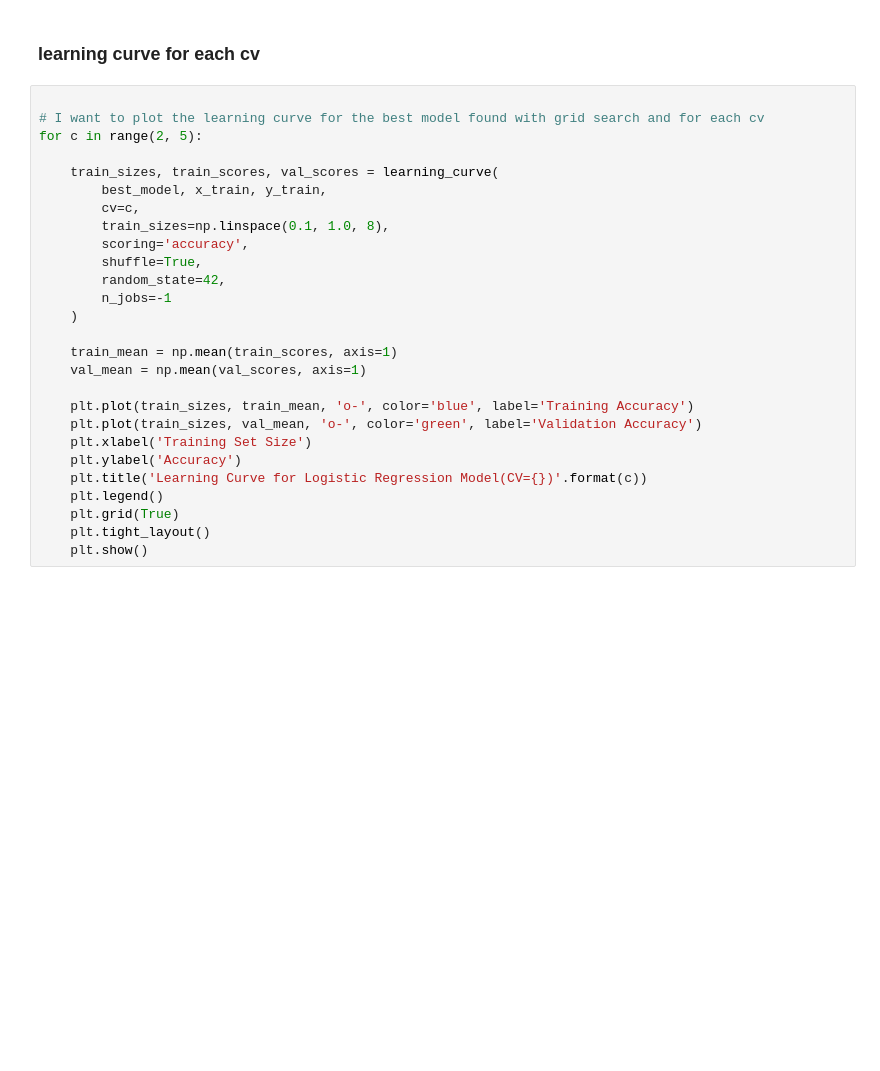
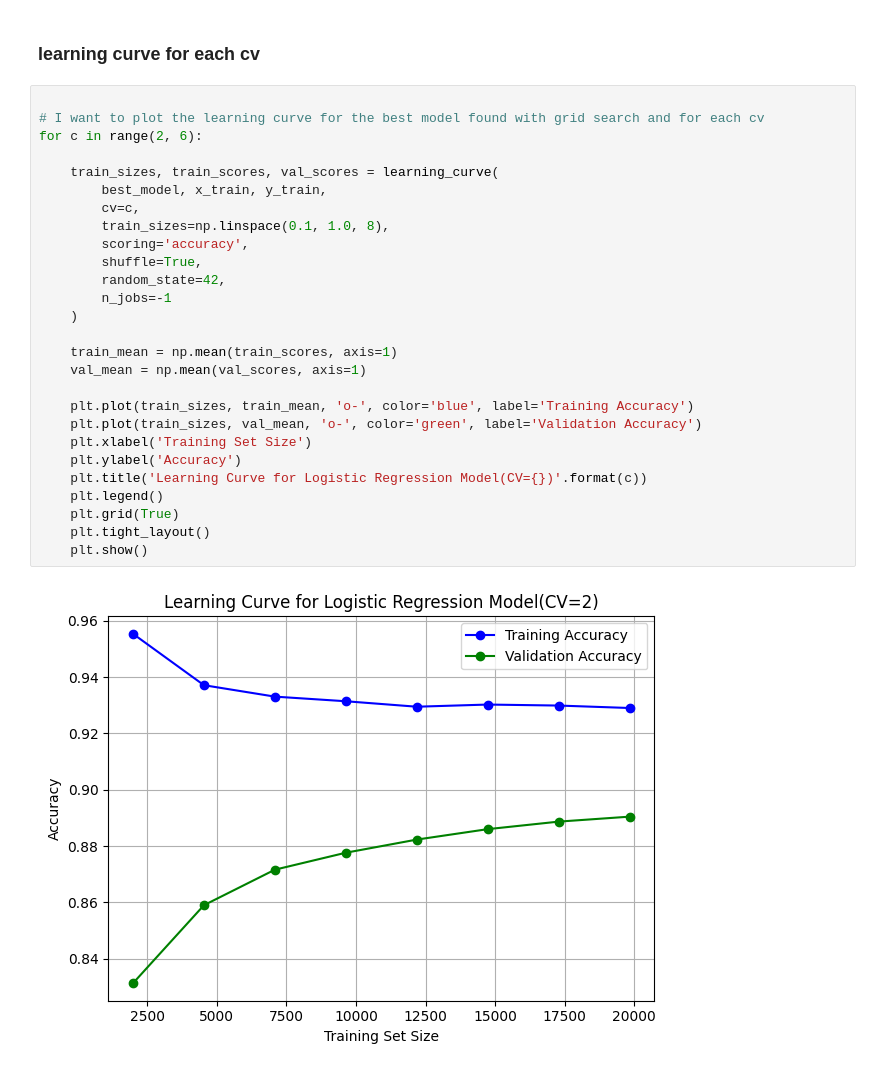
Before and after one commit to HashemBader/ML-Text-Sentiment-App-copy, a Jupyter notebook: notebooks/Text-Sentiment.ipynb, the cells around one changed output. Cells and saved outputs as stored; diff of their text form; blank space fills up the shorter version.

```diff
--- a/notebooks/Text-Sentiment.ipynb
+++ b/notebooks/Text-Sentiment.ipynb
@@ -297,27 +292,29 @@ Mean Accuracy: 0.8988, Std: 0.0055
 # %%
 
 # I want to plot the learning curve for the best model found with grid search and for each cv
-for c in range(2, 5):
+for c in range(2, 6):
 
     train_sizes, train_scores, val_scores = learning_curve(
         best_model, x_train, y_train,
         cv=c,
         train_sizes=np.linspace(0.1, 1.0, 8),
         scoring='accuracy',
         shuffle=True,
         random_state=42,
         n_jobs=-1
     )
 
     train_mean = np.mean(train_scores, axis=1)
     val_mean = np.mean(val_scores, axis=1)
 
     plt.plot(train_sizes, train_mean, 'o-', color='blue', label='Training Accuracy')
     plt.plot(train_sizes, val_mean, 'o-', color='green', label='Validation Accuracy')
     plt.xlabel('Training Set Size')
     plt.ylabel('Accuracy')
     plt.title('Learning Curve for Logistic Regression Model(CV={})'.format(c))
     plt.legend()
     plt.grid(True)
     plt.tight_layout()
     plt.show()
+# %% [output]
+[figure, added]
```
Also changed, not shown: parts of 10 cells of this notebook.
